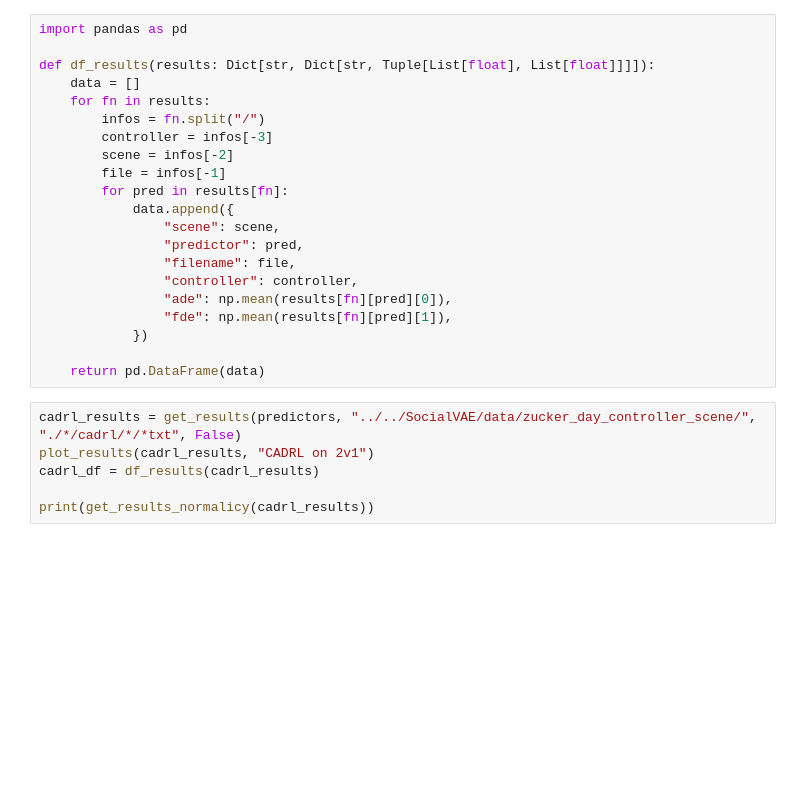
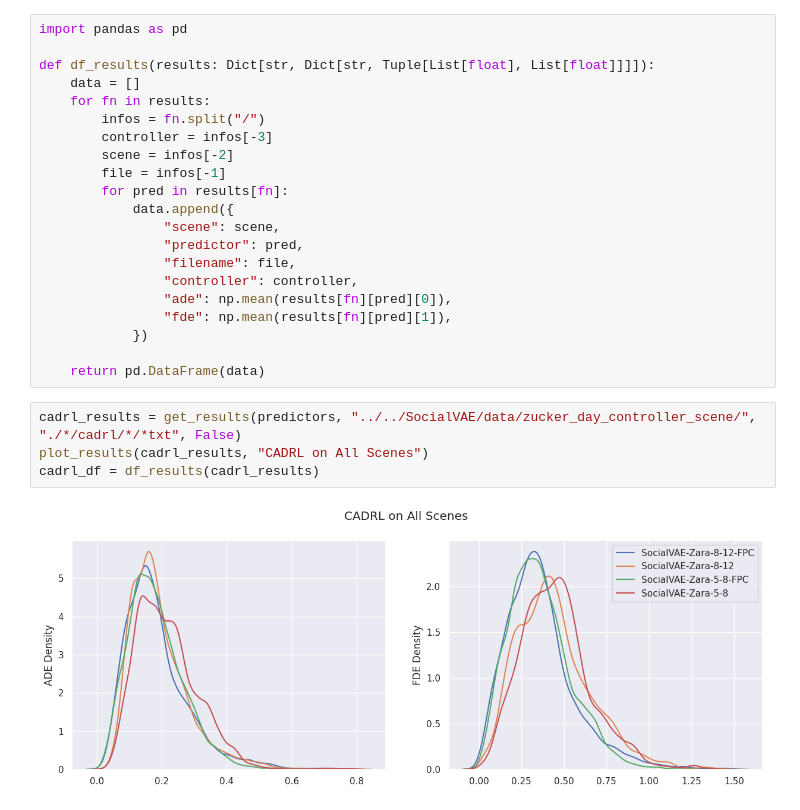
Before and after one commit to AlexanderDavid/TrajectoryUtilities, a Jupyter notebook: notebooks/prediction_comparison.ipynb, the cells around one changed output. Saved outputs shown, nothing was run; the diff lists cells and outputs as text; blank space fills up the shorter version.

```diff
--- a/notebooks/prediction_comparison.ipynb
+++ b/notebooks/prediction_comparison.ipynb
@@ -113,7 +116,7 @@ def df_results(results: Dict[str, Dict[str, Tuple[List[float], List[float]]]]):
     return pd.DataFrame(data)
 # %%
 cadrl_results = get_results(predictors, "../../SocialVAE/data/zucker_day_controller_scene/", "./*/cadrl/*/*txt", False)
-plot_results(cadrl_results, "CADRL on 2v1")
+plot_results(cadrl_results, "CADRL on All Scenes")
 cadrl_df = df_results(cadrl_results)
-
-print(get_results_normalicy(cadrl_results))
+# %% [output]
+[figure, added]
```
Also changed, not shown: parts of 7 cells of this notebook.
